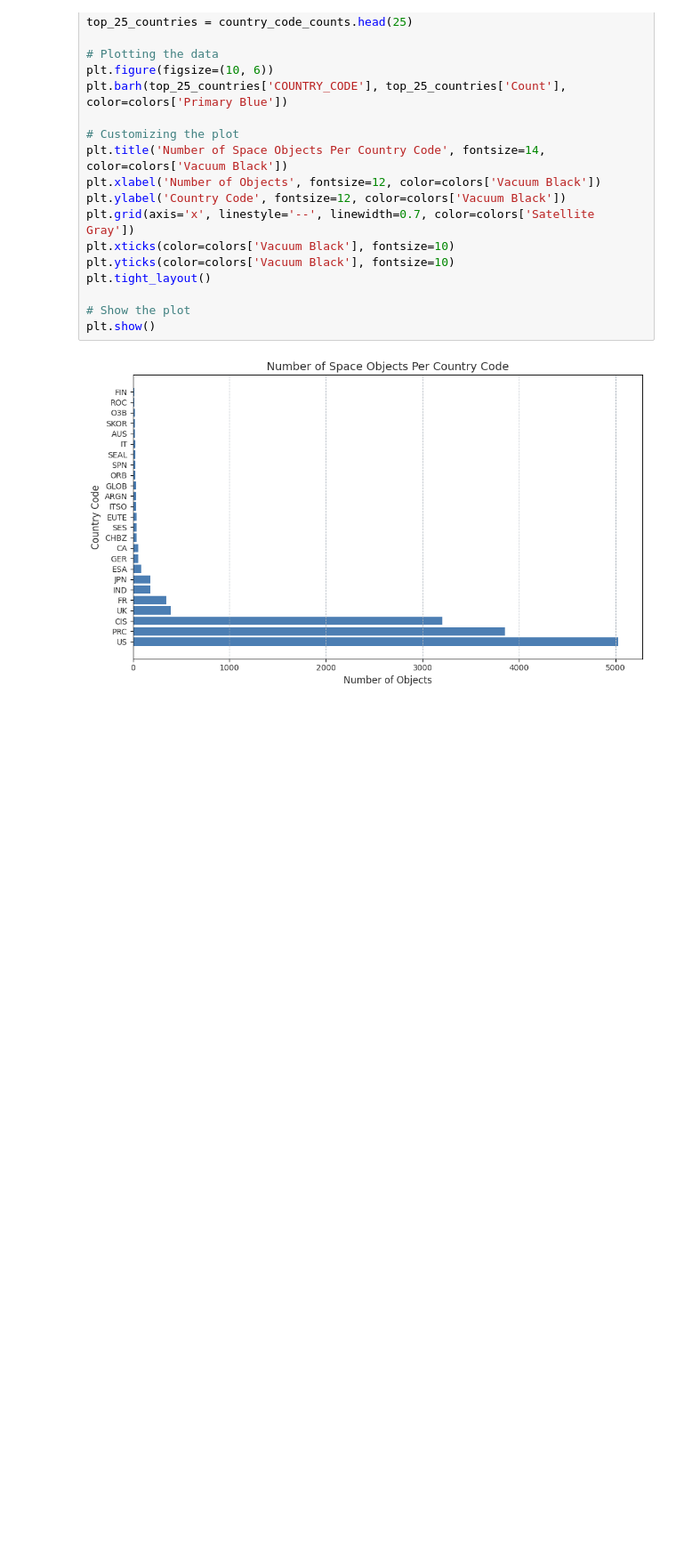
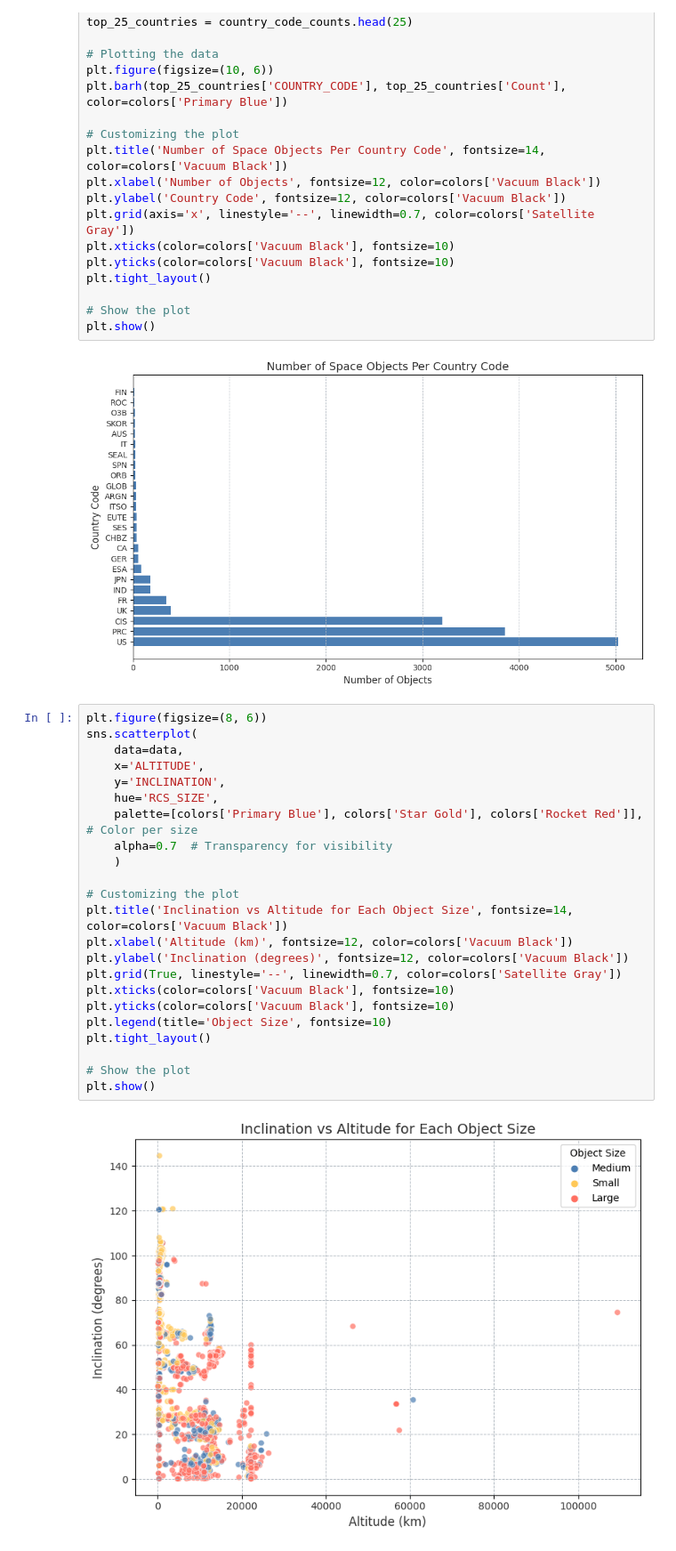
Before and after one commit to markusiewiczj/EDA-Space-Debris, a Jupyter notebook: EDA Space Debris.ipynb, the cells around one changed output. Shown at 89% size. Cells and saved outputs as stored; diff of their text form; blank space fills up the shorter version.

```diff
--- a/EDA Space Debris.ipynb
+++ b/EDA Space Debris.ipynb
@@ -298,3 +290,28 @@ plt.tight_layout()
 plt.show()
 # %% [output]
 [figure]
+# %%
+plt.figure(figsize=(8, 6))
+sns.scatterplot(
+    data=data,
+    x='ALTITUDE',
+    y='INCLINATION',
+    hue='RCS_SIZE',
+    palette=[colors['Primary Blue'], colors['Star Gold'], colors['Rocket Red']],  # Color per size
+    alpha=0.7  # Transparency for visibility
+    )
+
+# Customizing the plot
+plt.title('Inclination vs Altitude for Each Object Size', fontsize=14, color=colors['Vacuum Black'])
+plt.xlabel('Altitude (km)', fontsize=12, color=colors['Vacuum Black'])
+plt.ylabel('Inclination (degrees)', fontsize=12, color=colors['Vacuum Black'])
+plt.grid(True, linestyle='--', linewidth=0.7, color=colors['Satellite Gray'])
+plt.xticks(color=colors['Vacuum Black'], fontsize=10)
+plt.yticks(color=colors['Vacuum Black'], fontsize=10)
+plt.legend(title='Object Size', fontsize=10)
+plt.tight_layout()
+
+# Show the plot
+plt.show()
+# %% [output]
+[figure, added]
```
Also changed, not shown: parts of 10 cells of this notebook, 5 other files.
